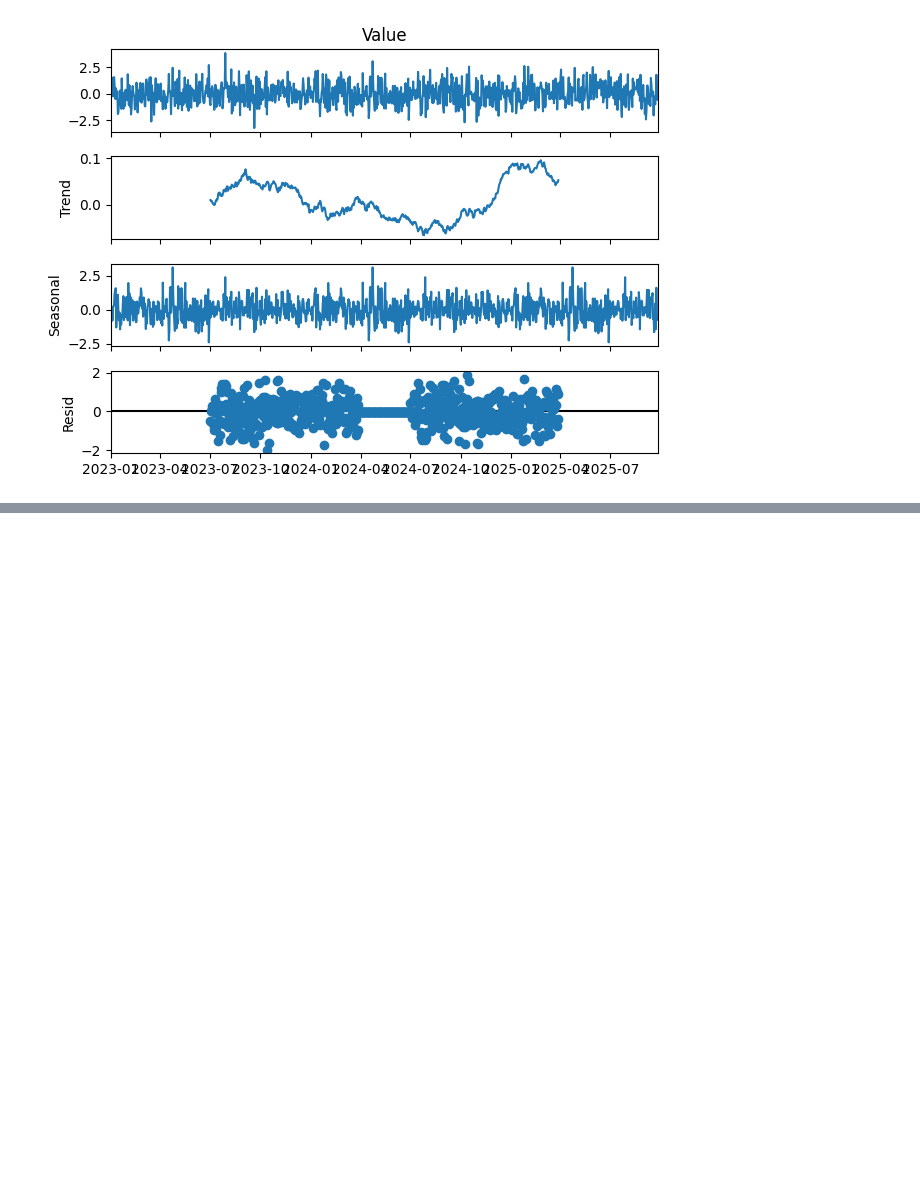
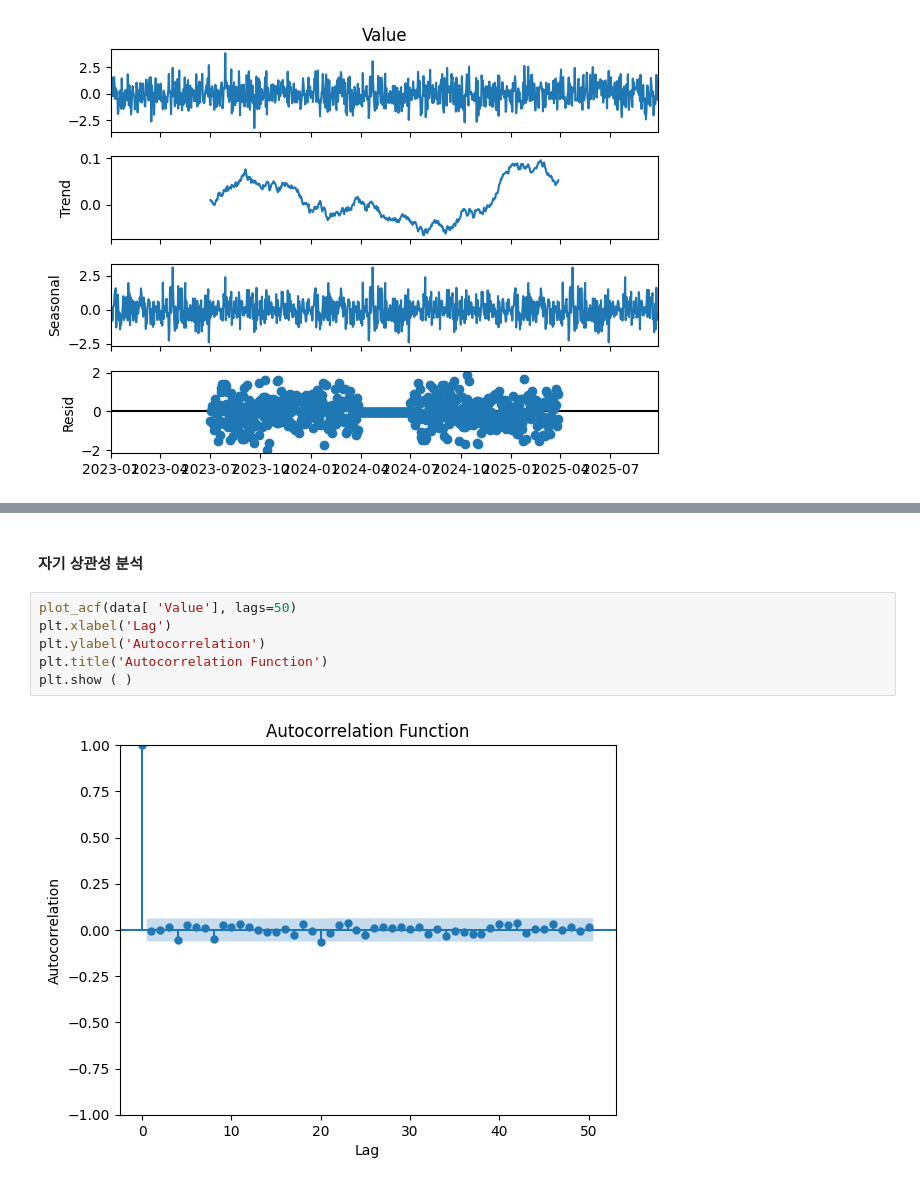
Before and after one commit to DinoDinner/08_DB, a Jupyter notebook: 02_DataAnalysis/07_TimeSeries - p.335/01_Basic.ipynb, the cells around one changed output, grey strips where cells are left out. Cells and saved outputs as stored; diff of their text form; blank space fills up the shorter version.

```diff
--- a/02_DataAnalysis/07_TimeSeries - p.335/01_Basic.ipynb
+++ b/02_DataAnalysis/07_TimeSeries - p.335/01_Basic.ipynb
@@ -86,0 +101,10 @@ plt.show()
+# %% [markdown]
+#### 자기 상관성 분석
+# %%
+plot_acf(data[ 'Value'], lags=50)
+plt.xlabel('Lag')
+plt.ylabel('Autocorrelation')
+plt.title('Autocorrelation Function')
+plt.show ( )
+# %% [output]
+[figure, added]
```
Also changed, not shown: parts of 7 cells of this notebook, 8 other files.
